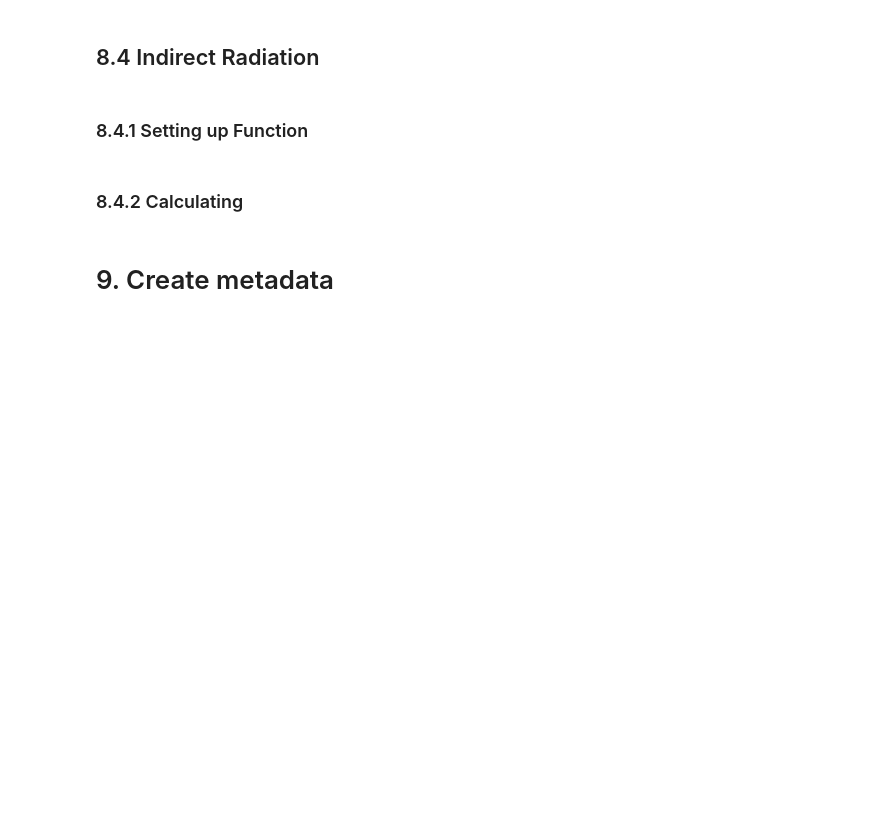
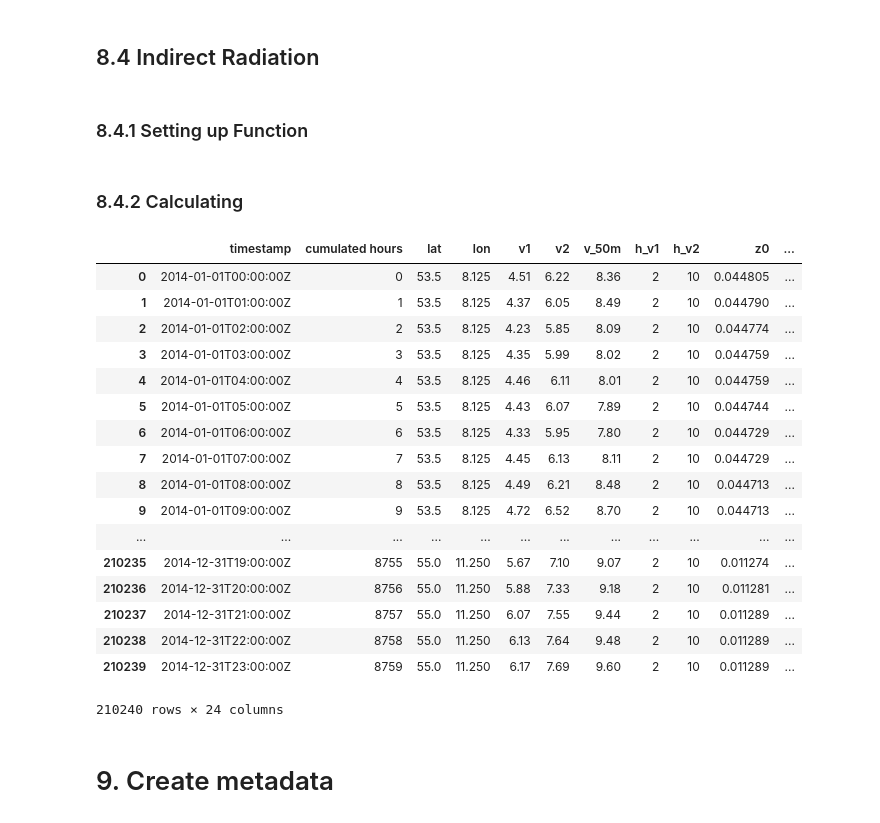
Before and after one commit to JanUrb/weather-script, a Jupyter notebook: download.ipynb, the cells around one changed output. Saved outputs shown, nothing was run; the diff lists cells and outputs as text; code cells hidden in the pictures; blank space fills up the shorter version.

```diff
--- a/download.ipynb
+++ b/download.ipynb
@@ -632,12 +787,12 @@ s𝐢𝐧(∝)=𝐬𝐢𝐧(𝑳)×𝐬𝐢𝐧(𝜹)+(𝐜𝐨𝐬 𝑳)×(𝐜
 # %%
 
 def sin_alpha(latitude, declination, hour_angle):
-    a = np.sin(latitude) * np.sin(declination)
-    b = np.cos(latitude) * np.cos(declination) * np.cos(hour_angle)
+    a = math.sin(latitude) * math.sin(declination)
+    b = math.cos(latitude) * math.cos(declination) * math.cos(hour_angle)
     return a + b
 
 def declination_func(day_number):
-    return 23.45 * np.sin((360/365) * 284-day_number)
+    return 23.45 * math.sin((360/365) * 284-day_number)
 
 def hour_angle_func(apparent_solar_time):
     return (apparent_solar_time - 12) * 15
@@ -648,7 +803,7 @@ def apparent_solar_time_func(local_standard_time, equation_of_time,
                                                            - local_longitude)
 
 def equation_of_time_func(day_number):
-    return 9.87 * np.sin(2*(day_number - 81) * ((4 * np.pi)/ 364))
+    return 9.87 * math.sin(2*(day_number - 81) * ((4 * np.pi)/ 364))
 
 def equation_wrapper_func(row):
     return equation_of_time_func(row['day_number'])
@@ -721,11 +914,29 @@ def indirect_rad(k, sin_alpha):
         i_diff = 0.486 * k - 0.182 * sin_alpha
     return i_diff
 
+def diff_rad_part(swgdn, ind_rad):
+    return swgdn * ind_rad
+
+def dir_rad_part(swgdn, ind_rad):
+    return swgdn * (1 - ind_rad)
+
 def indirect_rad_wrapper(row):
     k = row['clearnness_index_k']
     sin_alpha = row['sin_alpha']
     return indirect_rad(k, sin_alpha)
+
+def diff_rad_part_wrapper(row):
+    sw = row['SWGDN']
+    ind_rad = row['indirect_rad']
+    return diff_rad_part(sw, ind_rad)
+
+def dir_rad_part_wrapper(row):
+    sw = row['SWGDN']
+    ind_rad = row['indirect_rad']
+    return dir_rad_part(sw, ind_rad)
 # %% [markdown]
 ### 8.4.2 Calculating
 # %%
 test_df['indirect_rad'] = test_df.apply(indirect_rad_wrapper, axis=1)
+test_df['direct_rad_part'] = test_df.apply(dir_rad_part_wrapper, axis=1)
+test_df['diff_rad_part'] = test_df.apply(diff_rad_part_wrapper, axis=1)
@@ -734,3 +943,25 @@ test_df
+# %%
+test_df.to_csv('weather_data_with_radiation.csv')
+test_df
+# %% [output]
+|  | timestamp | cumulated hours | lat | lon | v1 | v2 | v_50m | h_v1 | h_v2 | z0 | ... |
+| 0 | 2014-01-01T00:00:00Z | 0 | 53.5 | 8.125 | 4.51 | 6.22 | 8.36 | 2 | 10 | 0.044805 | ... |
+| 1 | 2014-01-01T01:00:00Z | 1 | 53.5 | 8.125 | 4.37 | 6.05 | 8.49 | 2 | 10 | 0.044790 | ... |
+| 2 | 2014-01-01T02:00:00Z | 2 | 53.5 | 8.125 | 4.23 | 5.85 | 8.09 | 2 | 10 | 0.044774 | ... |
+| 3 | 2014-01-01T03:00:00Z | 3 | 53.5 | 8.125 | 4.35 | 5.99 | 8.02 | 2 | 10 | 0.044759 | ... |
+| 4 | 2014-01-01T04:00:00Z | 4 | 53.5 | 8.125 | 4.46 | 6.11 | 8.01 | 2 | 10 | 0.044759 | ... |
+| 5 | 2014-01-01T05:00:00Z | 5 | 53.5 | 8.125 | 4.43 | 6.07 | 7.89 | 2 | 10 | 0.044744 | ... |
+| 6 | 2014-01-01T06:00:00Z | 6 | 53.5 | 8.125 | 4.33 | 5.95 | 7.80 | 2 | 10 | 0.044729 | ... |
+| 7 | 2014-01-01T07:00:00Z | 7 | 53.5 | 8.125 | 4.45 | 6.13 | 8.11 | 2 | 10 | 0.044729 | ... |
+| 8 | 2014-01-01T08:00:00Z | 8 | 53.5 | 8.125 | 4.49 | 6.21 | 8.48 | 2 | 10 | 0.044713 | ... |
+| 9 | 2014-01-01T09:00:00Z | 9 | 53.5 | 8.125 | 4.72 | 6.52 | 8.70 | 2 | 10 | 0.044713 | ... |
+| ... | ... | ... | ... | ... | ... | ... | ... | ... | ... | ... | ... |
+| 210235 | 2014-12-31T19:00:00Z | 8755 | 55.0 | 11.250 | 5.67 | 7.10 | 9.07 | 2 | 10 | 0.011274 | ... |
+| 210236 | 2014-12-31T20:00:00Z | 8756 | 55.0 | 11.250 | 5.88 | 7.33 | 9.18 | 2 | 10 | 0.011281 | ... |
+| 210237 | 2014-12-31T21:00:00Z | 8757 | 55.0 | 11.250 | 6.07 | 7.55 | 9.44 | 2 | 10 | 0.011289 | ... |
+| 210238 | 2014-12-31T22:00:00Z | 8758 | 55.0 | 11.250 | 6.13 | 7.64 | 9.48 | 2 | 10 | 0.011289 | ... |
+| 210239 | 2014-12-31T23:00:00Z | 8759 | 55.0 | 11.250 | 6.17 | 7.69 | 9.60 | 2 | 10 | 0.011289 | ... |
+210240 rows × 24 columns
 # %% [markdown]
 # 9. Create metadata
 # %%
```
Also changed, not shown: parts of 21 cells of this notebook, 1 other file.
